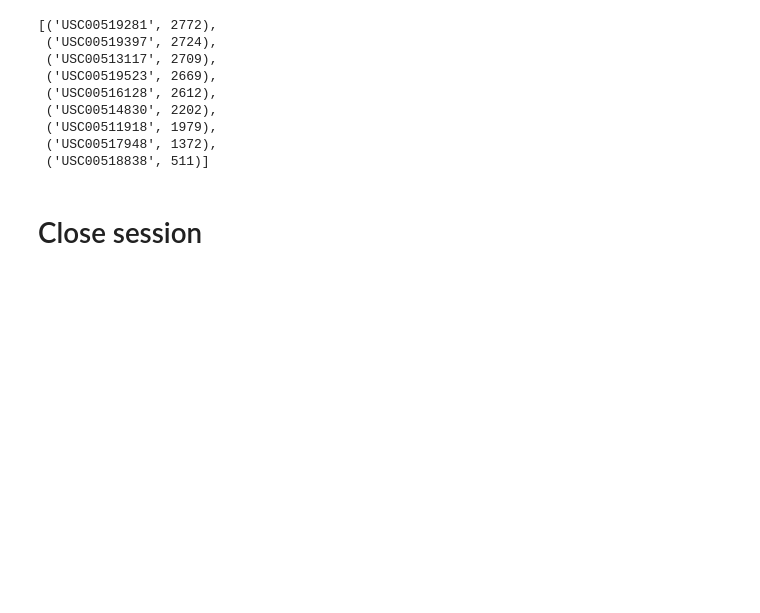
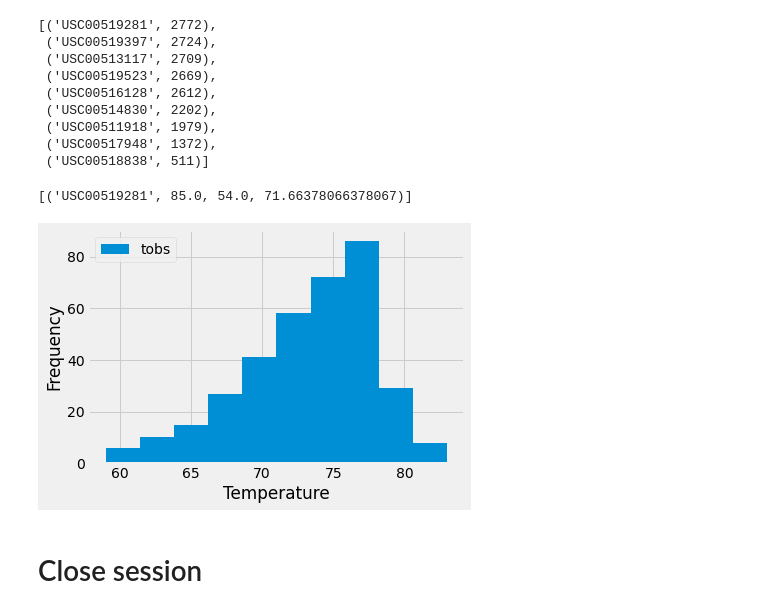
Before and after one commit to luchovzla/sqlalchemy-challenge, a Jupyter notebook: climate_starter.ipynb, the cells around one changed output. Saved outputs shown, nothing was run; the diff lists cells and outputs as text; code cells hidden in the pictures; blank space fills up the shorter version.

Commit message:
Completed precipitation/temperature analysis

```diff
--- a/climate_starter.ipynb
+++ b/climate_starter.ipynb
@@ -157,9 +124,26 @@ most_active_stations
  ('USC00518838', 511)]
 # %%
 # Using the most active station id from the previous query, calculate the lowest, highest, and average temperature.
+
+temps = session.query(Measurement.station, func.max(Measurement.tobs), func.min(Measurement.tobs), func.avg(Measurement.tobs))\
+    .filter(Measurement.station == 'USC00519281')\
+    .all()
+temps
+# %% [output]
+[('USC00519281', 85.0, 54.0, 71.66378066378067)]
 # %%
 # Using the most active station id
 # Query the last 12 months of temperature observation data for this station and plot the results as a histogram
+
+tobs_query = session.query(Measurement.station, Measurement.date, Measurement.tobs).\
+    filter(Measurement.station == 'USC00519281', Measurement.date >= one_year_before).\
+    all()
+tobs_df = pd.DataFrame(tobs_query, columns = ['station', 'date', 'tobs'])
+tobs_df.plot(kind = 'hist')
+plt.xlabel("Temperature")
+plt.show()
+# %% [output]
+[figure, added]
 # %% [markdown]
 # Close session
 # %%
```
Also changed, not shown: parts of 5 cells of this notebook.
